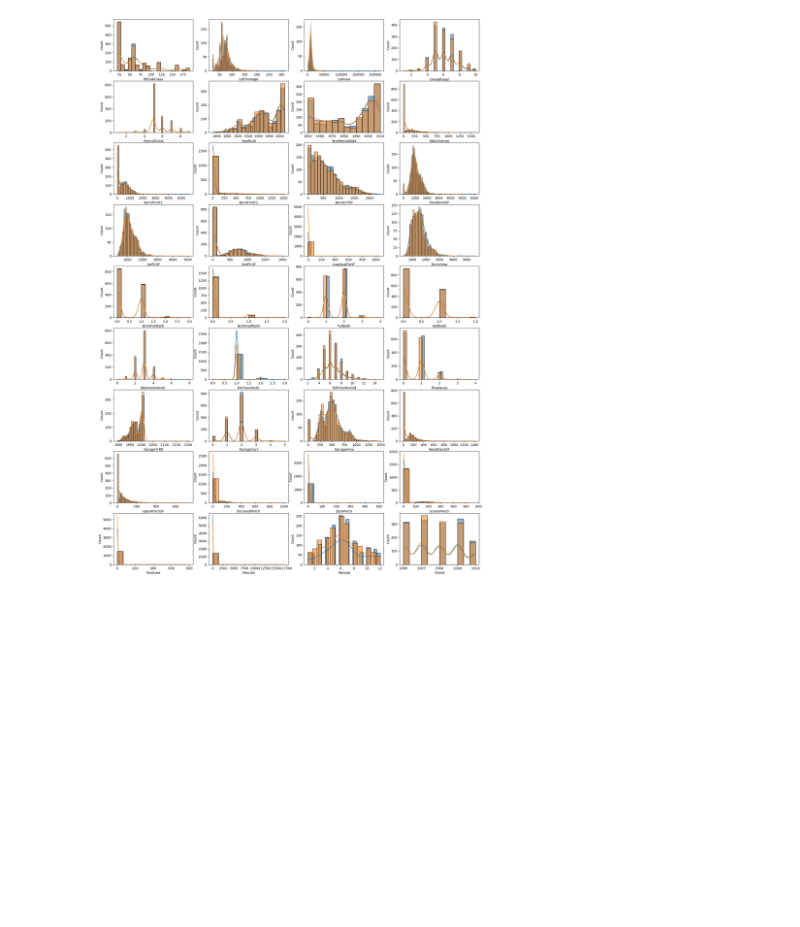
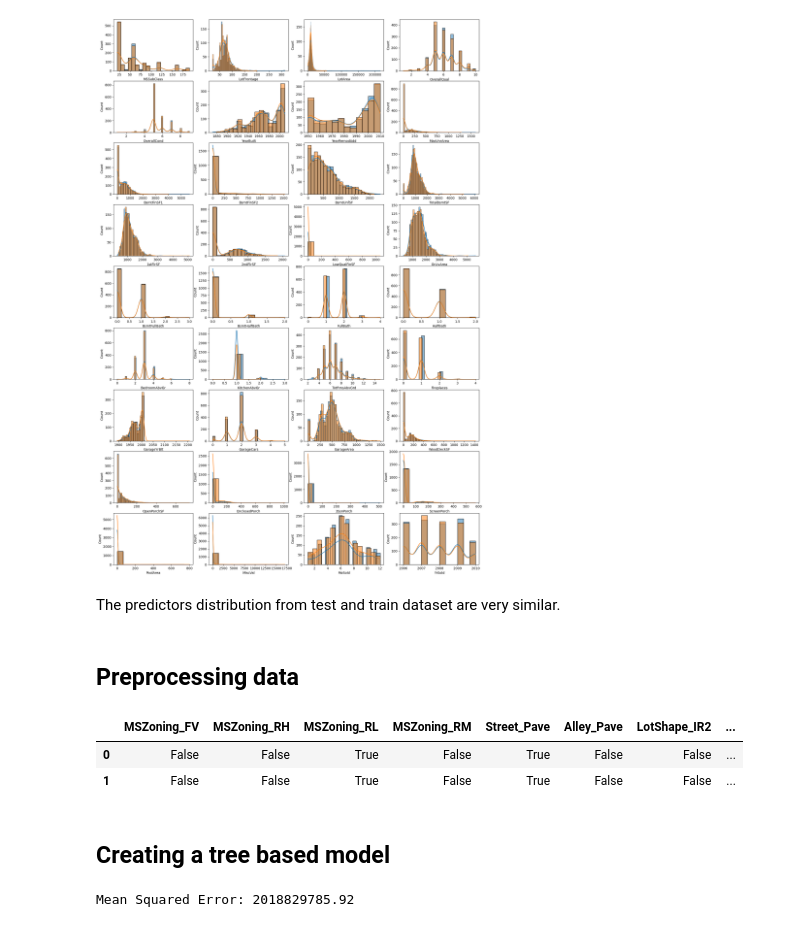
Before and after one commit to arthuralbarelli/house-prices-prediction, a Jupyter notebook: eda-house-prices.ipynb, the cells around one changed output. Drawn from its saved outputs; the diff is of its cells as text; code cells hidden in the pictures; blank space fills up the shorter version.

Commit message:
feat(notebook): apply a decision tree regressor

```diff
--- a/eda-house-prices.ipynb
+++ b/eda-house-prices.ipynb
@@ -105,6 +108,7 @@ Name: SalePrice, dtype: float64
 # %% [markdown]
 ### Numerical features
 # %%
-numerical_features = houses_test.select_dtypes(exclude=['object']).columns
+numerical_features = houses_test.select_dtypes(exclude=['object'])
+numerical_features_cols = numerical_features.columns
 # %%
 ncols = 4
@@ -124,3 +128,28 @@ for row in range(nrows):
         i = i +1
 # %% [output]
 [figure]
+# %% [markdown]
+The predictors distribution from test and train dataset are very similar.
+# %% [markdown]
+## Preprocessing data
+# %%
+one_hot_train = pd.get_dummies(houses_train.select_dtypes(include=["object"]), drop_first=True)
+preprocessed_train = pd.concat([one_hot_train, houses_train[numerical_features_cols]], axis=1)
+preprocessed_train.head(2)
+# %% [output]
+|  | MSZoning_FV | MSZoning_RH | MSZoning_RL | MSZoning_RM | Street_Pave | Alley_Pave | LotShape_IR2 | ... |
+| 0 | False | False | True | False | True | False | False | ... |
+| 1 | False | False | True | False | True | False | False | ... |
+# %% [markdown]
+## Creating a tree based model
+# %%
+predictors = preprocessed_train
+target = houses_train['SalePrice']
+X_train, X_test, y_train, y_test = train_test_split(predictors, target, test_size=0.25, random_state=0)
+clf = DecisionTreeRegressor()
+model = clf.fit(X_train, y_train)
+y_pred = model.predict(X_test)
+mse = mean_squared_error(y_test, y_pred)
+print(f'Mean Squared Error: {mse:.2f}')
+# %% [output]
+Mean Squared Error: 2018829785.92
```
Also changed, not shown: parts of 2 cells of this notebook.
